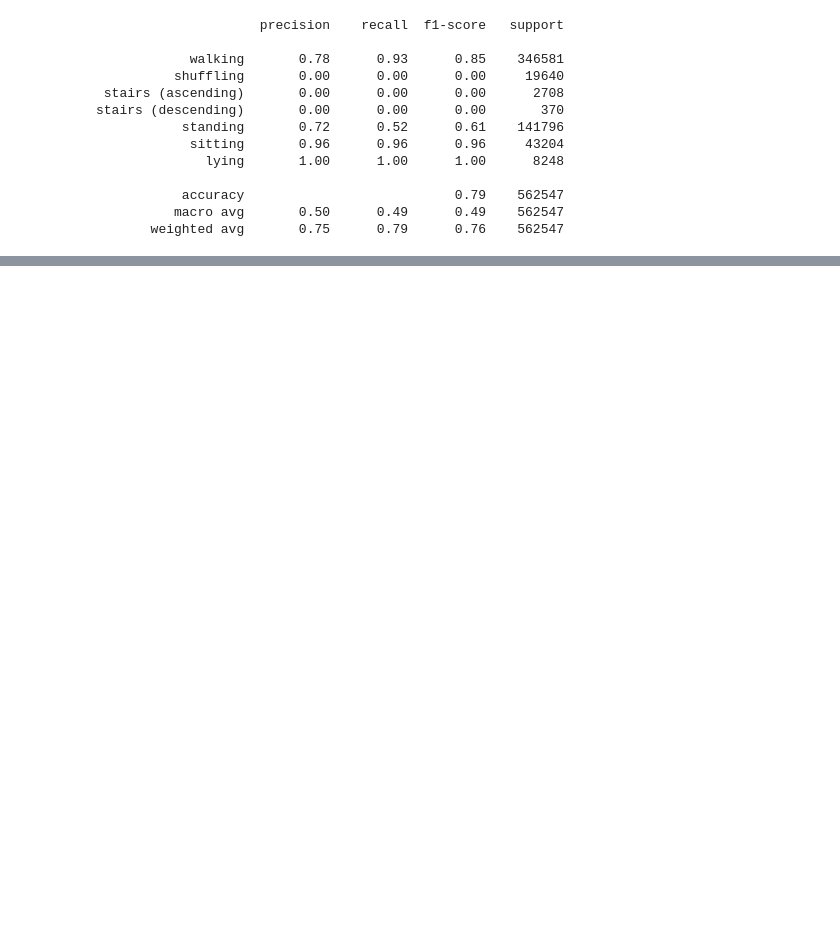
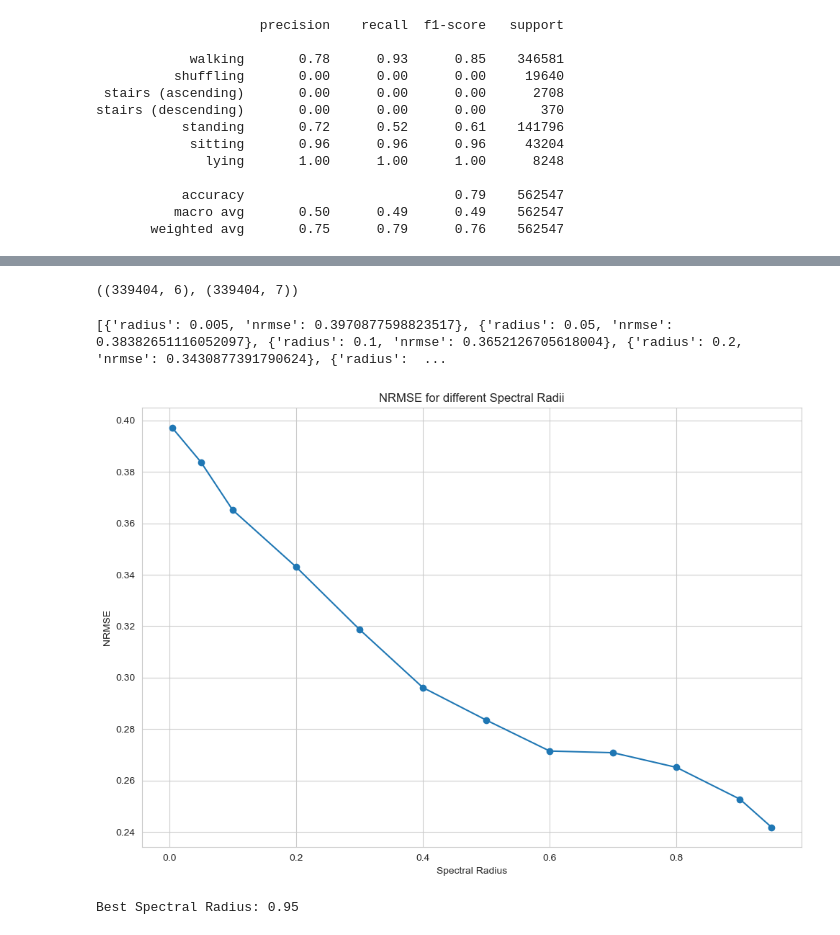
Before and after one commit to 007spy9/COM6906-Dissertation, a Jupyter notebook: training/basicESN_har70.ipynb, the cells around one changed output, grey strips where cells are left out. Cells and saved outputs as stored; diff of their text form; code cells hidden in the pictures; blank space fills up the shorter version.

```diff
--- a/training/basicESN_har70.ipynb
+++ b/training/basicESN_har70.ipynb
@@ -488,0 +446,18 @@ KeyboardInterrupt:
+# %%
+# Now, we prepare the validation data
+val_df = pd.concat(val)
+
+X_val = val_df[input_columns].values
+y_val = val_df[output_columns].values
+
+y_val = encoder.transform(y_val).toarray()
+
+X_val = scaler.transform(X_val)
+
+X_val.shape, y_val.shape
+# %% [output]
+((339404, 6), (339404, 7))
+# %%
+y_val_decoded = encoder.inverse_transform(y_val)
+# %%
+run_radii = False
@@ -488,0 +517,27 @@ KeyboardInterrupt:
+# %%
+print(results)
+# %% [output]
+[{'radius': 0.005, 'nrmse': 0.3970877598823517}, {'radius': 0.05, 'nrmse': 0.38382651116052097}, {'radius': 0.1, 'nrmse': 0.3652126705618004}, {'radius': 0.2, 'nrmse': 0.3430877391790624}, {'radius':  ...
+# %%
+# Now we can plot the NRMSE for each spectral radius
+radii = [result['radius'] for result in results]
+nrmse = [result['nrmse'] for result in results]
+
+plt.figure(figsize=(10, 7))
+plt.plot(radii, nrmse, marker='o')
+
+plt.xlabel('Spectral Radius')
+plt.ylabel('NRMSE')
+plt.title('NRMSE for different Spectral Radii')
+
+plt.tight_layout()
+plt.show()
+# %% [output]
+[figure, added]
+# %%
+# Get the best spectral radius
+best_radius = results[np.argmin(nrmse)]['radius']
+
+print(f'Best Spectral Radius: {best_radius}')
+# %% [output]
+Best Spectral Radius: 0.95
```
Also changed, not shown: parts of 28 cells of this notebook, 3 other files.
